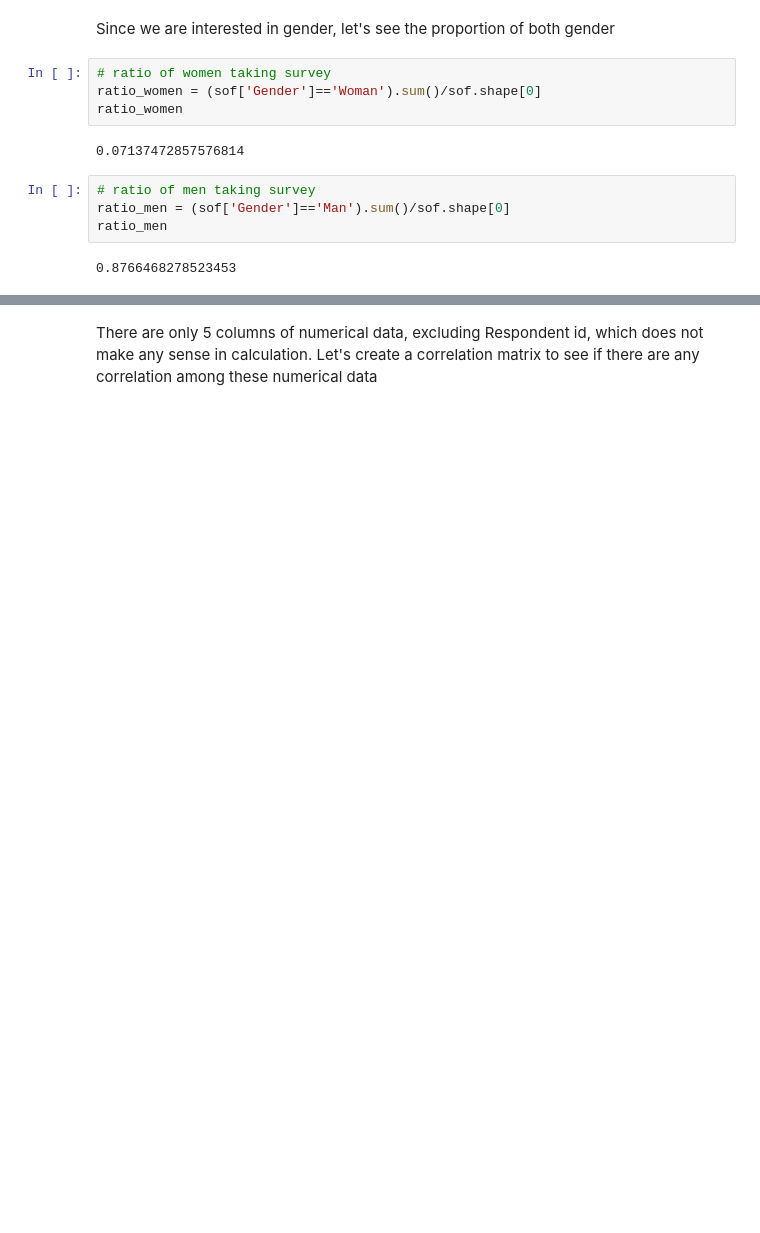
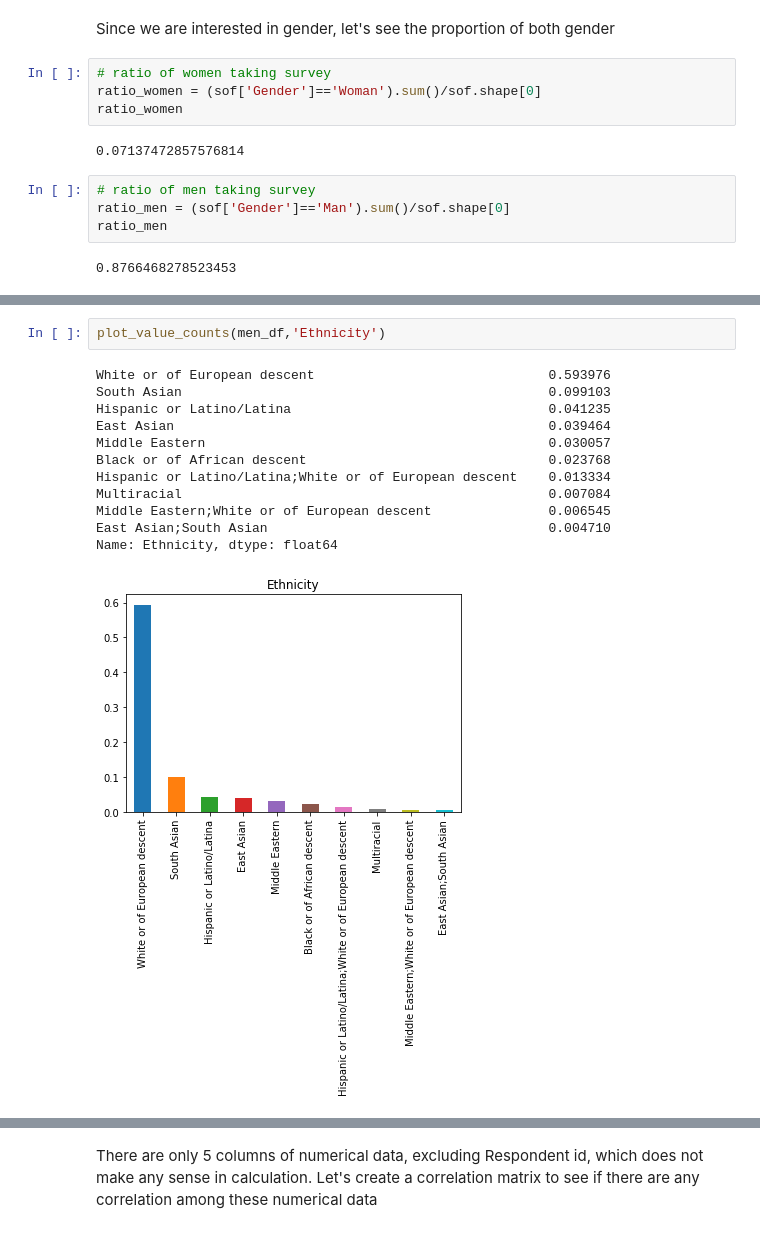
Before and after one commit to Lamasheg/stackoverflow_survey_2019, a Jupyter notebook: stackoverflow_survey.ipynb, the cells around one changed output, grey strips where cells are left out. Cells and saved outputs as stored; diff of their text form; blank space fills up the shorter version.

```diff
--- a/stackoverflow_survey.ipynb
+++ b/stackoverflow_survey.ipynb
@@ -108,0 +125,15 @@ sof.describe()
+# %%
+plot_value_counts(men_df,'Ethnicity')
+# %% [output]
+White or of European descent                              0.593976
+South Asian                                               0.099103
+Hispanic or Latino/Latina                                 0.041235
+East Asian                                                0.039464
+Middle Eastern                                            0.030057
+Black or of African descent                               0.023768
+Hispanic or Latino/Latina;White or of European descent    0.013334
+Multiracial                                               0.007084
+Middle Eastern;White or of European descent               0.006545
+East Asian;South Asian                                    0.004710
+Name: Ethnicity, dtype: float64
+[figure, added]
```
Also changed, not shown: parts of 47 cells of this notebook.
